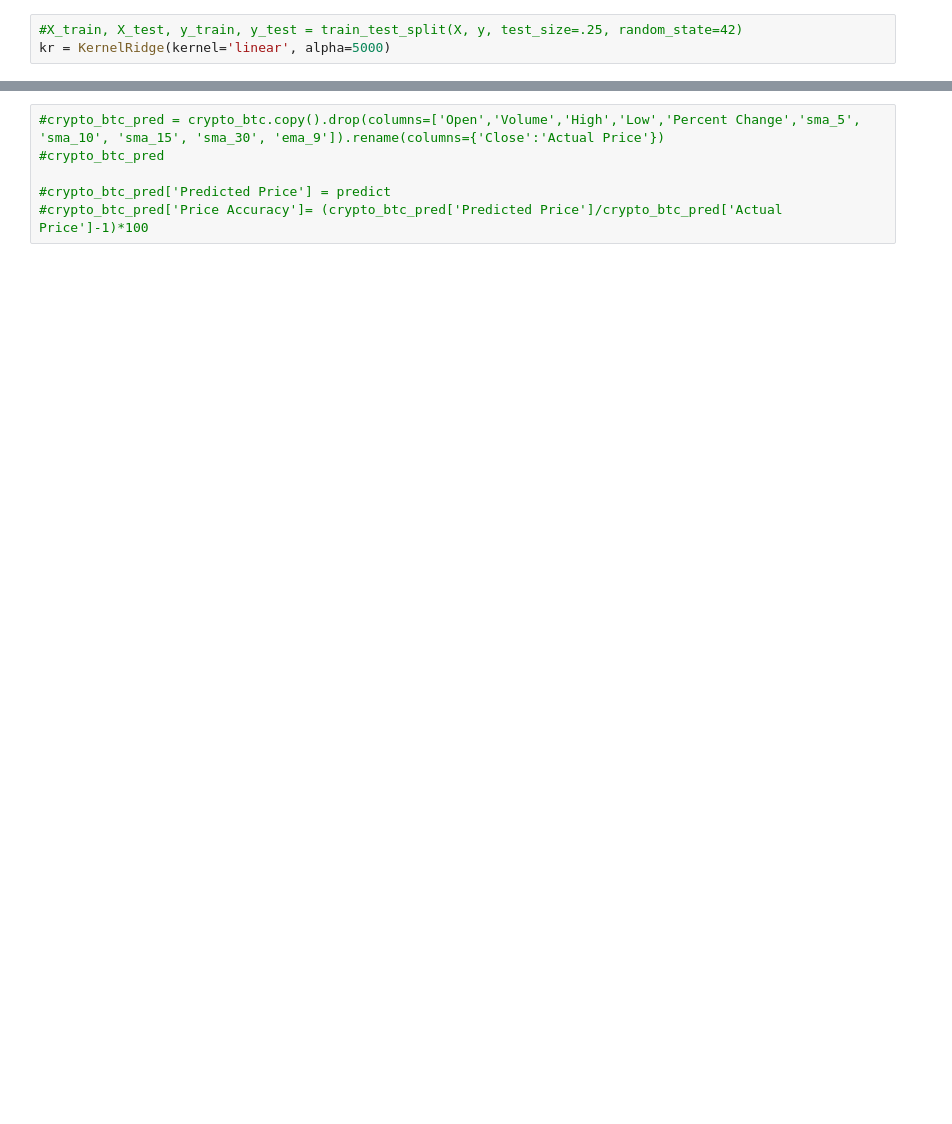
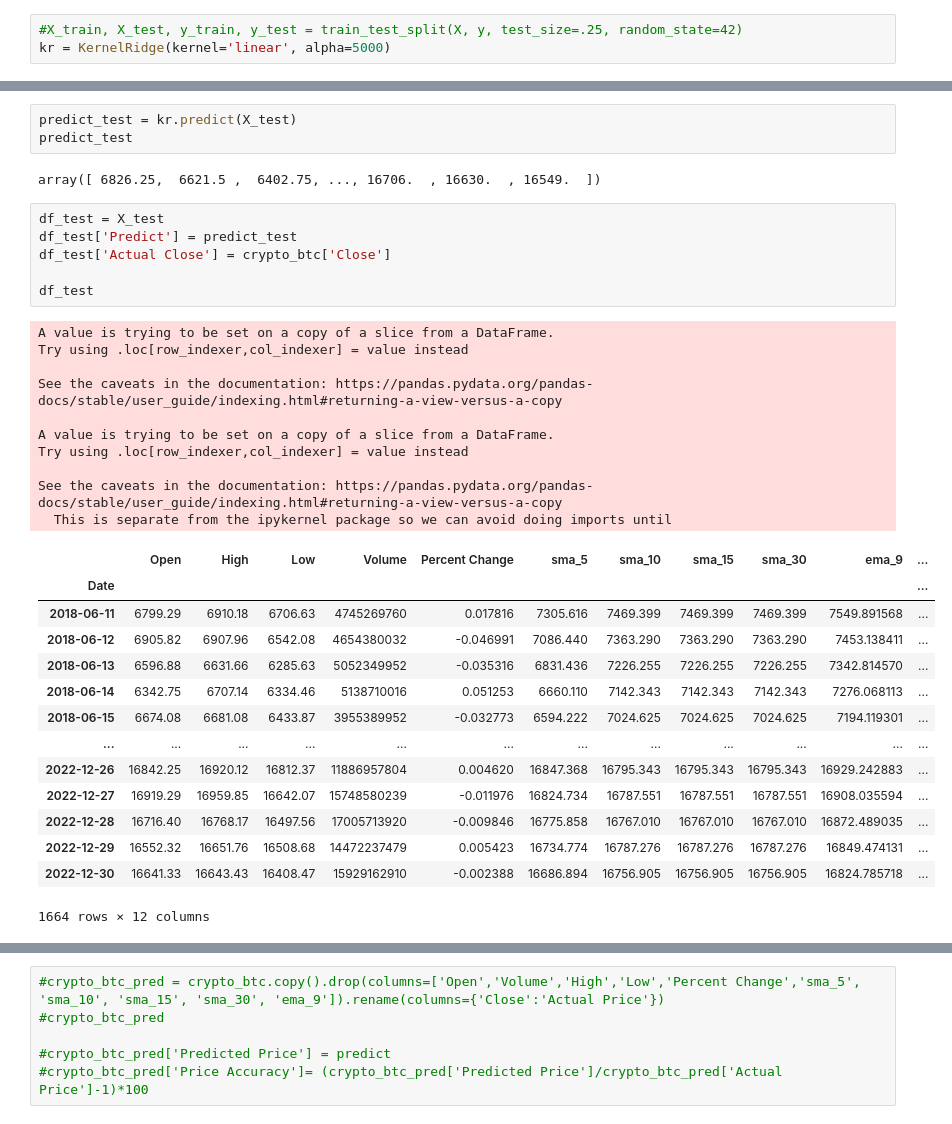
Before and after one commit to Olegreg762/Group_Project_2, a Jupyter notebook: BTC_ETH_predict_copy_KH_V2.ipynb, the cells around one changed output, grey strips where cells are left out. Cells and saved outputs as stored; diff of their text form; blank space fills up the shorter version.

```diff
--- a/BTC_ETH_predict_copy_KH_V2.ipynb
+++ b/BTC_ETH_predict_copy_KH_V2.ipynb
@@ -72,0 +176,36 @@ predict
+# %%
+predict_test = kr.predict(X_test)
+predict_test
+# %% [output]
+array([ 6826.25,  6621.5 ,  6402.75, ..., 16706.  , 16630.  , 16549.  ])
+# %%
+df_test = X_test
+df_test['Predict'] = predict_test
+df_test['Actual Close'] = crypto_btc['Close']
+
+df_test
+# %% [output]
+A value is trying to be set on a copy of a slice from a DataFrame.
+Try using .loc[row_indexer,col_indexer] = value instead
+
+See the caveats in the documentation: https://pandas.pydata.org/pandas-docs/stable/user_guide/indexing.html#returning-a-view-versus-a-copy
+
+A value is trying to be set on a copy of a slice from a DataFrame.
+Try using .loc[row_indexer,col_indexer] = value instead
+
+See the caveats in the documentation: https://pandas.pydata.org/pandas-docs/stable/user_guide/indexing.html#returning-a-view-versus-a-copy
+  This is separate from the ipykernel package so we can avoid doing imports until
+|  | Open | High | Low | Volume | Percent Change | sma_5 | sma_10 | sma_15 | sma_30 | ema_9 | ... |
+| Date |  |  |  |  |  |  |  |  |  |  | ... |
+| 2018-06-11 | 6799.29 | 6910.18 | 6706.63 | 4745269760 | 0.017816 | 7305.616 | 7469.399 | 7469.399 | 7469.399 | 7549.891568 | ... |
+| 2018-06-12 | 6905.82 | 6907.96 | 6542.08 | 4654380032 | -0.046991 | 7086.440 | 7363.290 | 7363.290 | 7363.290 | 7453.138411 | ... |
+| 2018-06-13 | 6596.88 | 6631.66 | 6285.63 | 5052349952 | -0.035316 | 6831.436 | 7226.255 | 7226.255 | 7226.255 | 7342.814570 | ... |
+| 2018-06-14 | 6342.75 | 6707.14 | 6334.46 | 5138710016 | 0.051253 | 6660.110 | 7142.343 | 7142.343 | 7142.343 | 7276.068113 | ... |
+| 2018-06-15 | 6674.08 | 6681.08 | 6433.87 | 3955389952 | -0.032773 | 6594.222 | 7024.625 | 7024.625 | 7024.625 | 7194.119301 | ... |
+| ... | ... | ... | ... | ... | ... | ... | ... | ... | ... | ... | ... |
+| 2022-12-26 | 16842.25 | 16920.12 | 16812.37 | 11886957804 | 0.004620 | 16847.368 | 16795.343 | 16795.343 | 16795.343 | 16929.242883 | ... |
+| 2022-12-27 | 16919.29 | 16959.85 | 16642.07 | 15748580239 | -0.011976 | 16824.734 | 16787.551 | 16787.551 | 16787.551 | 16908.035594 | ... |
+| 2022-12-28 | 16716.40 | 16768.17 | 16497.56 | 17005713920 | -0.009846 | 16775.858 | 16767.010 | 16767.010 | 16767.010 | 16872.489035 | ... |
+| 2022-12-29 | 16552.32 | 16651.76 | 16508.68 | 14472237479 | 0.005423 | 16734.774 | 16787.276 | 16787.276 | 16787.276 | 16849.474131 | ... |
+| 2022-12-30 | 16641.33 | 16643.43 | 16408.47 | 15929162910 | -0.002388 | 16686.894 | 16756.905 | 16756.905 | 16756.905 | 16824.785718 | ... |
+1664 rows × 12 columns
```
Also changed, not shown: parts of 16 cells of this notebook.
